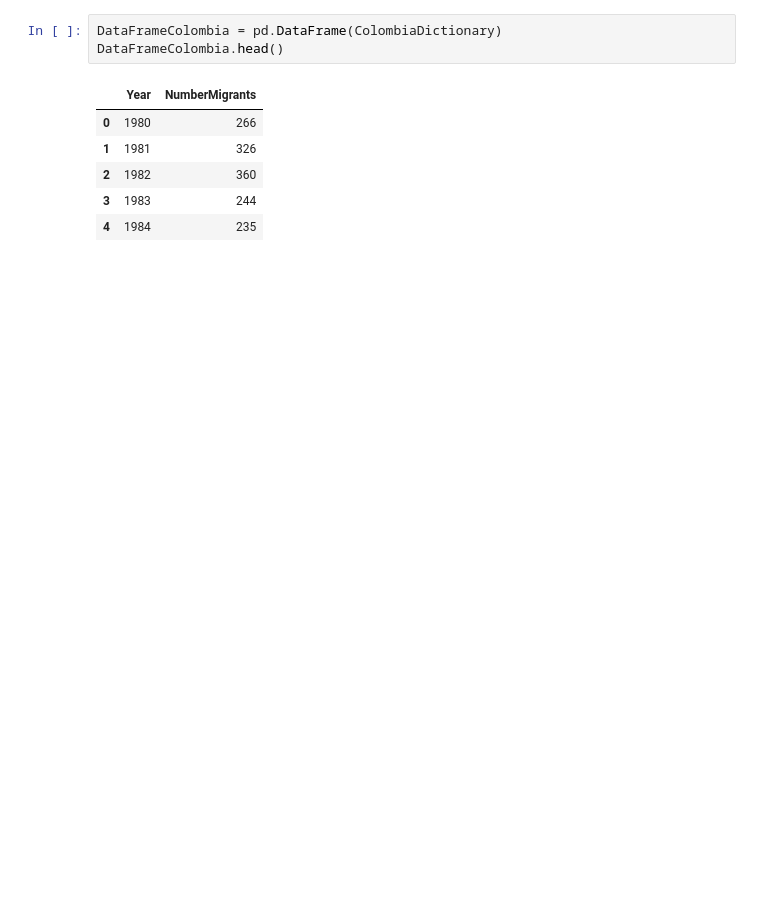
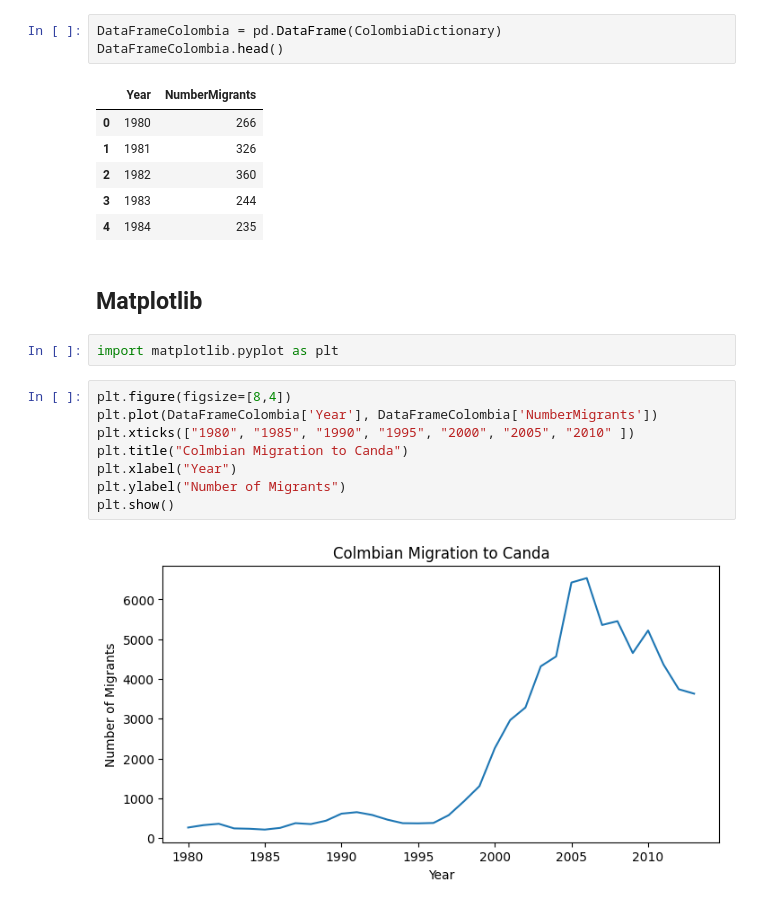
Before and after one commit to HJuliamPR/ColabPython, a Jupyter notebook: VisualizacionPython.ipynb, the cells around one changed output. Cells and saved outputs as stored; diff of their text form; blank space fills up the shorter version.

```diff
--- a/VisualizacionPython.ipynb
+++ b/VisualizacionPython.ipynb
@@ -76,3 +57,17 @@ DataFrameColombia.head()
 | 2 | 1982 | 360 |
 | 3 | 1983 | 244 |
 | 4 | 1984 | 235 |
+# %% [markdown]
+## Matplotlib
+# %%
+import matplotlib.pyplot as plt
+# %%
+plt.figure(figsize=[8,4])
+plt.plot(DataFrameColombia['Year'], DataFrameColombia['NumberMigrants'])
+plt.xticks(["1980", "1985", "1990", "1995", "2000", "2005", "2010" ])
+plt.title("Colmbian Migration to Canda")
+plt.xlabel("Year")
+plt.ylabel("Number of Migrants")
+plt.show()
+# %% [output]
+[figure, added]
```
Also changed, not shown: parts of 10 cells of this notebook.
